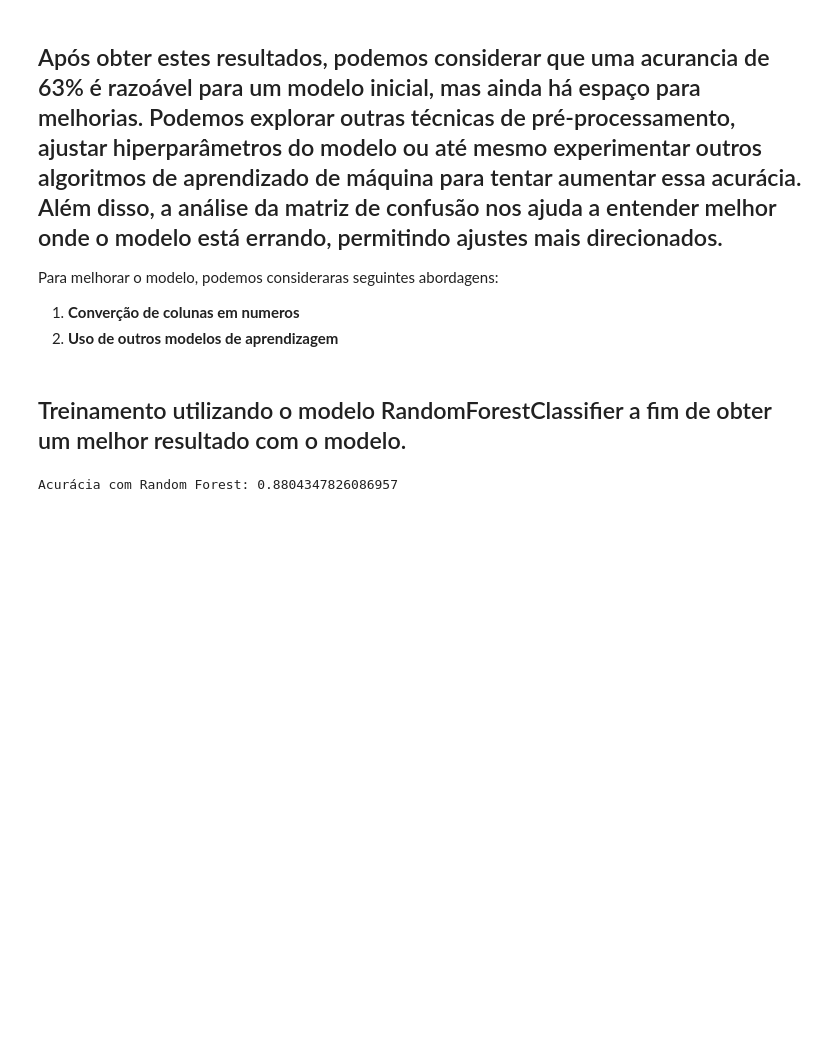
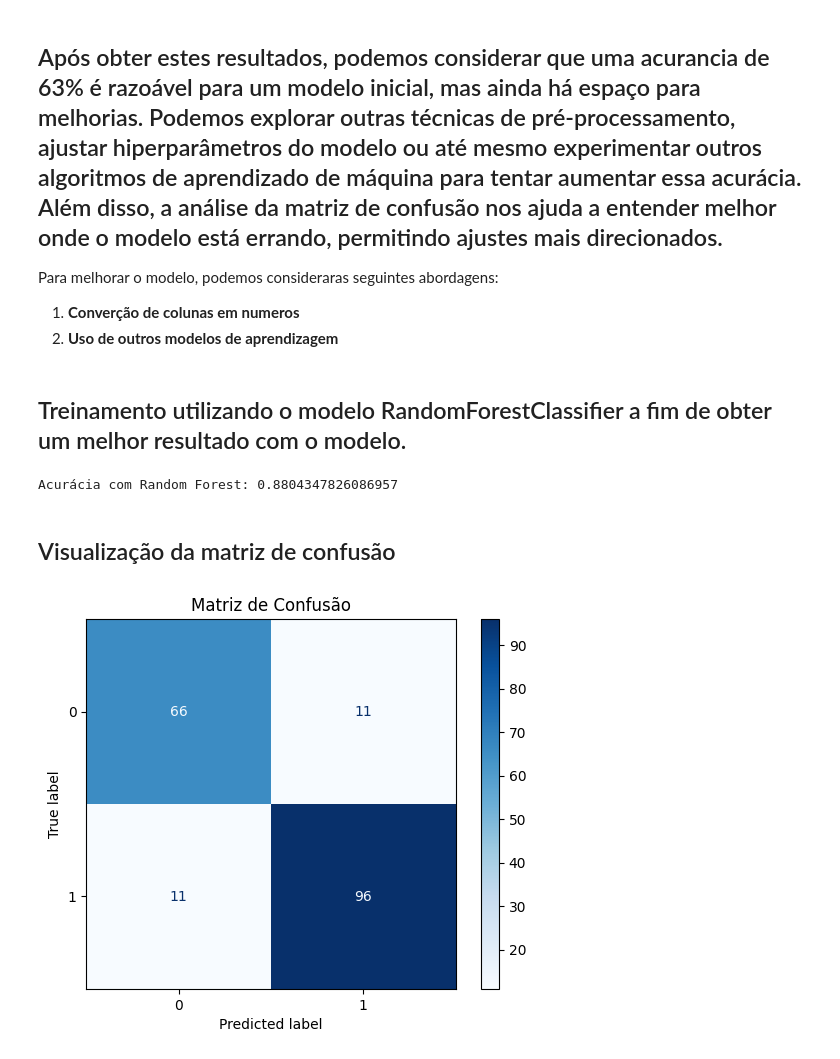
Before and after one commit to PedroPsy/AI-Training, a Jupyter notebook: fundamentosIA.ipynb, the cells around one changed output. Drawn from its saved outputs; the diff is of its cells as text; code cells hidden in the pictures; blank space fills up the shorter version.

Commit message:
Add Confusion Matrix

```diff
--- a/fundamentosIA.ipynb
+++ b/fundamentosIA.ipynb
@@ -391,3 +391,18 @@ acc = accuracy_score(y_test, prediction)
 print("Acurácia com Random Forest:", acc)
 # %% [output]
 Acurácia com Random Forest: 0.8804347826086957
+# %% [markdown]
+## Visualização da matriz de confusão
+# %%
+# Calcula a matriz de confusão
+cm = confusion_matrix(y_test, prediction)
+
+# Exibe a matriz com rótulos automáticos
+disp = ConfusionMatrixDisplay(confusion_matrix=cm)
+disp.plot(cmap='Blues')
+
+# Personaliza o gráfico
+plt.title('Matriz de Confusão')
+plt.show()
+# %% [output]
+[figure, added]
```
Also changed, not shown: parts of 1 cell of this notebook.
